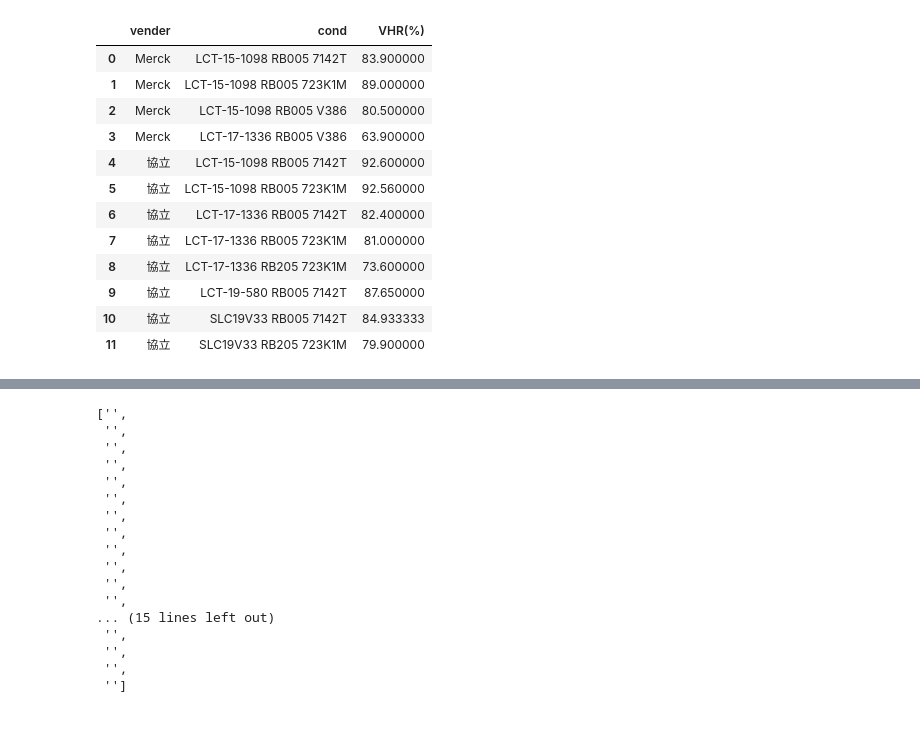
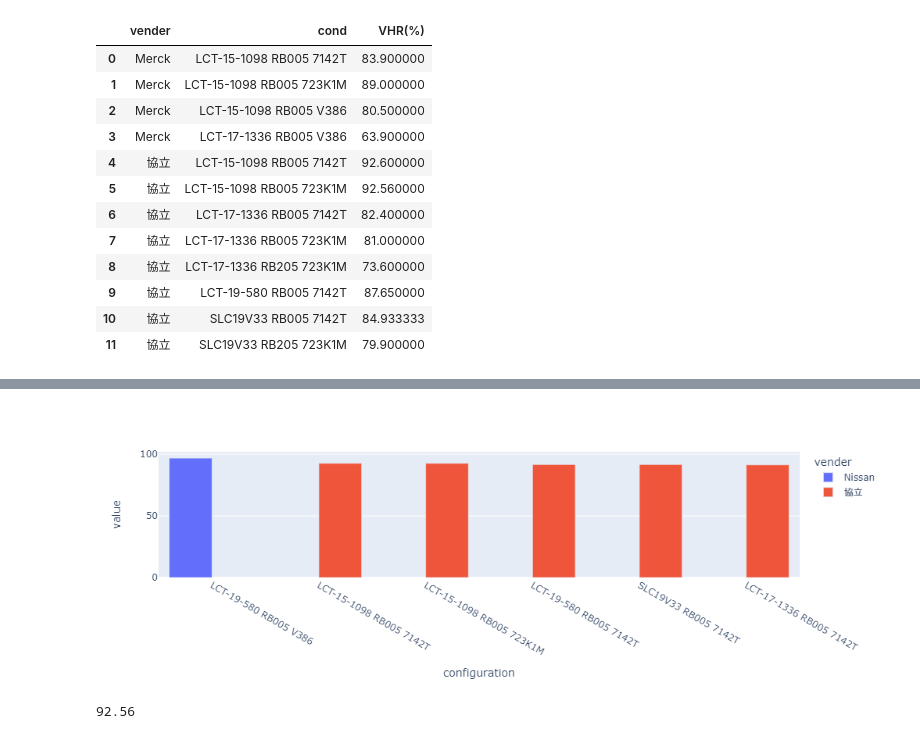
Before and after one commit to dimsplendid/td_toolkits_reconstruc, a Jupyter notebook: Notebook Quick Test.ipynb, the cells around one changed output, grey strips where cells are left out. Cells and saved outputs as stored; diff of their text form; code cells hidden in the pictures.

```diff
--- a/Notebook Quick Test.ipynb
+++ b/Notebook Quick Test.ipynb
@@ -75,10 +75,23 @@ df_mean
 | 10 | 協立 | SLC19V33 RB005 7142T | 84.933333 |
 | 11 | 協立 | SLC19V33 RB205 723K1M | 79.900000 |
 # %%
-valid_val = Validati
-query = VHR.objects.all()
+# interface
+model = VHR
+valid = (Validator.objects.get(name=model.name), 'gt')
+query = {
+    'LC': LiquidCrystal.objects.all().values_list('name'),
+    'PI': Polyimide.objects.all().values_list('name'),
+    'Seal': Seal.objects.all().values_list('name'),
+}
 
-result = pd.DataFrame.from_records(query.values(
+querySet = model.objects.filter(
+    LC__name__in=query['LC'],
+    PI__name__in=query['PI'],
+    seal__name__in=query['Seal'],
+    value__gt=valid[0].value,
+)
+
+result = pd.DataFrame.from_records(querySet.values(
     "LC__name",
     "PI__name",
     "seal__name",
@@ -98,10 +111,10 @@ result = pd.DataFrame.from_records(query.values(
 value_remark = []
 condition = []
 
-for item in query:
+for item in querySet:
     value_remark += [item.value_remark()]
     condition += [item.cond()]
 
 result.insert(4, 'condition', condition)
 result.insert(4, 'value remark', value_remark)
-result
+result = result.astype({'value': float})
@@ -126,20 +138,13 @@ result
 # %%
-value_remark
+# plot
+result_mean = result.groupby(by=['LC', 'PI', 'Seal', 'vender'], as_index=False).mean().sort_values(by=['value'], ascending=False)
+result_mean['configuration'] = result_mean['LC'] + ' ' + result_mean['PI'] + ' ' + result_mean['Seal']
+import plotly.express as px
+fig = px.bar(result_mean,x='configuration', y='value', color='vender', barmode='group')
+fig.show()
 # %% [output]
-['',
- '',
- '',
- '',
- '',
- '',
- '',
- '',
- '',
- '',
- '',
- '',
-... (15 lines left out)
- '',
- '',
- '',
- '']
+[figure, added]
+# %%
+result['value'][0]
+# %% [output]
+92.56
```
Also changed, not shown: parts of 2 cells of this notebook, 5 other files.
